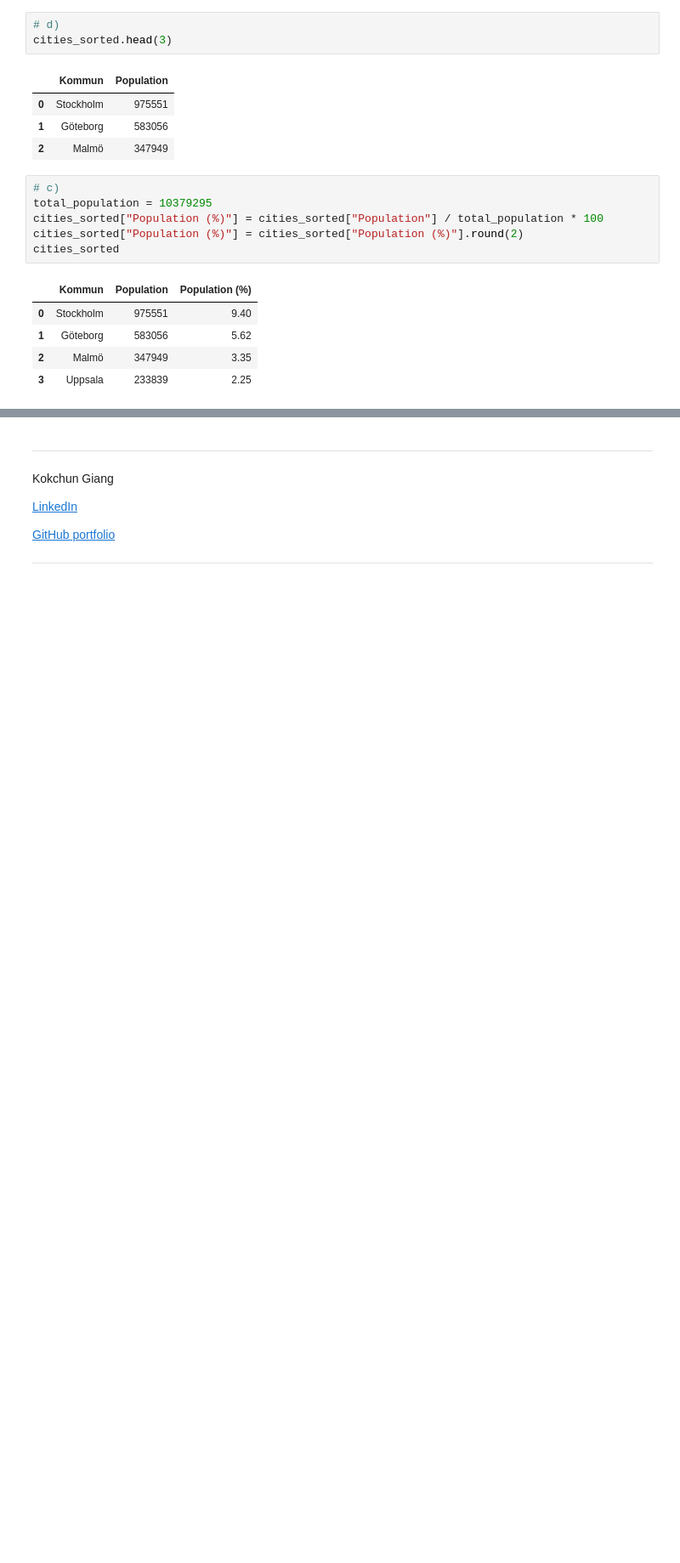
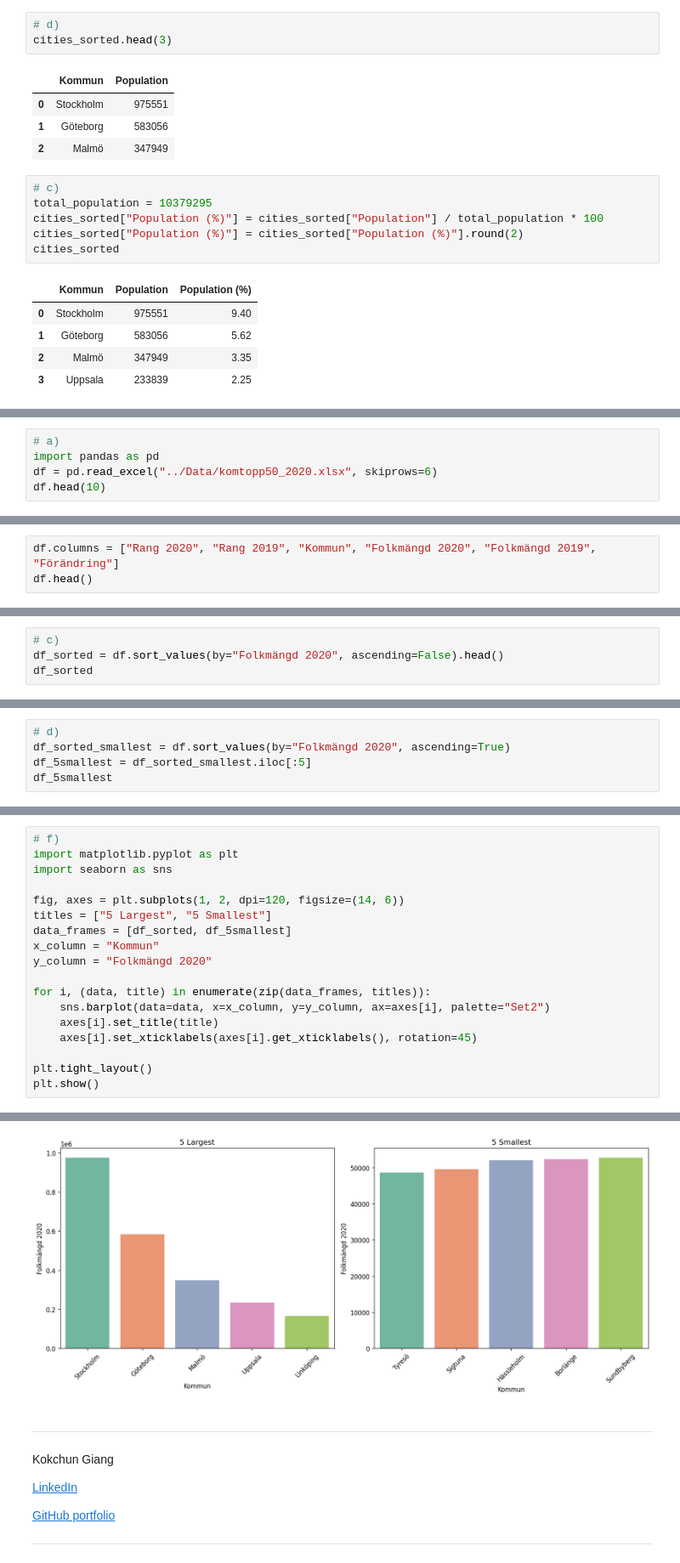
Before and after one commit to m0hsen-m0hseni/Databehandling-Mohsen-Mohseni, a Jupyter notebook: Exercises/E00_pandas_basic_syntax.ipynb, the cells around one changed output, grey strips where cells are left out. Shown at 85% size. Saved outputs shown, nothing was run; the diff lists cells and outputs as text; blank space fills up the shorter version.

```diff
--- a/Exercises/E00_pandas_basic_syntax.ipynb
+++ b/Exercises/E00_pandas_basic_syntax.ipynb
@@ -345,0 +238,5 @@ h)
+# %%
+# a)
+import pandas as pd
+df = pd.read_excel("../Data/komtopp50_2020.xlsx", skiprows=6)
+df.head(10)
@@ -345,0 +288,3 @@ h)
+# %%
+df.columns = ["Rang 2020", "Rang 2019", "Kommun", "Folkmängd 2020", "Folkmängd 2019", "Förändring"]
+df.head()
@@ -345,0 +298,4 @@ h)
+# %%
+# c)
+df_sorted = df.sort_values(by="Folkmängd 2020", ascending=False).head()
+df_sorted
@@ -345,0 +309,5 @@ h)
+# %%
+# d)
+df_sorted_smallest = df.sort_values(by="Folkmängd 2020", ascending=True)
+df_5smallest = df_sorted_smallest.iloc[:5]
+df_5smallest
@@ -345,0 +328,19 @@ h)
+# %%
+# f)
+import matplotlib.pyplot as plt
+import seaborn as sns
+
+fig, axes = plt.subplots(1, 2, dpi=120, figsize=(14, 6))
+titles = ["5 Largest", "5 Smallest"]
+data_frames = [df_sorted, df_5smallest]
+x_column = "Kommun"
+y_column = "Folkmängd 2020"
+
+for i, (data, title) in enumerate(zip(data_frames, titles)):
+    sns.barplot(data=data, x=x_column, y=y_column, ax=axes[i], palette="Set2")
+    axes[i].set_title(title)
+    axes[i].set_xticklabels(axes[i].get_xticklabels(), rotation=45)
+
+plt.tight_layout()
+plt.show()
+# %% [output]
@@ -346,3 +354,4 @@ h)
+[figure, added]
 # %% [markdown]
 ---
 
```
Also changed, not shown: parts of 10 cells of this notebook.
